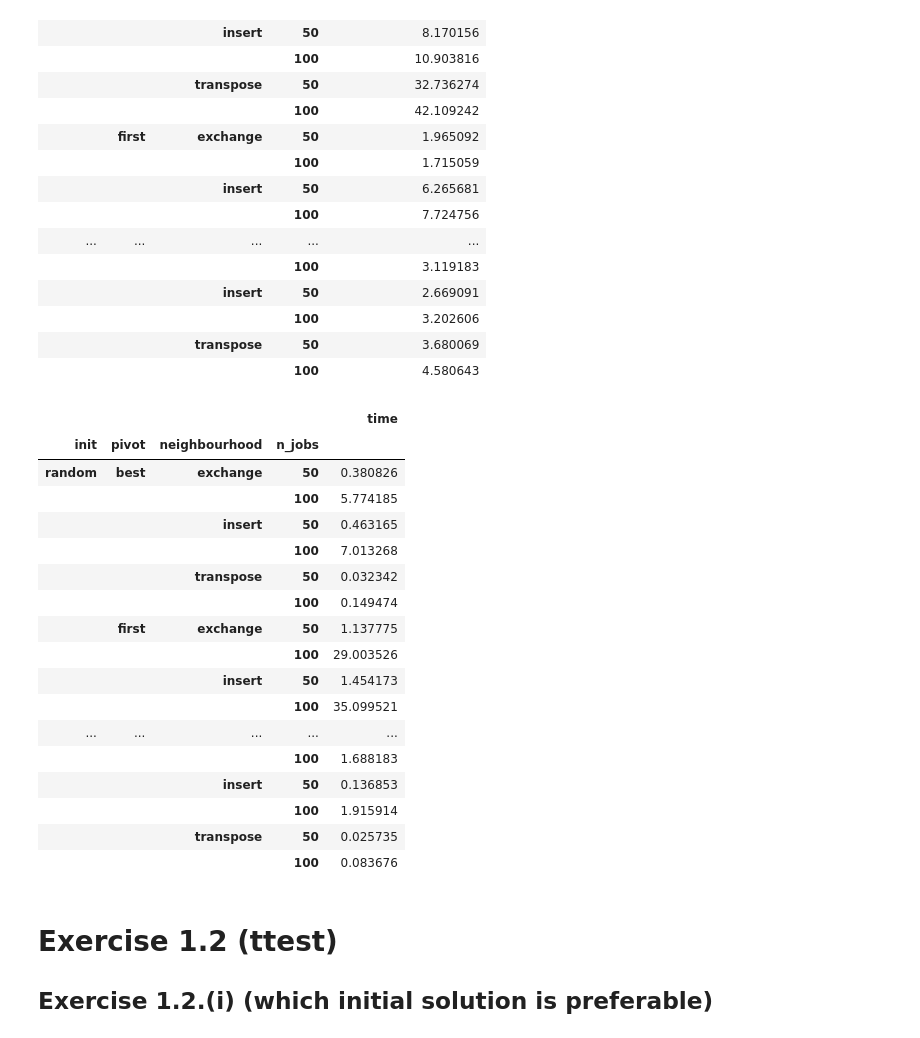
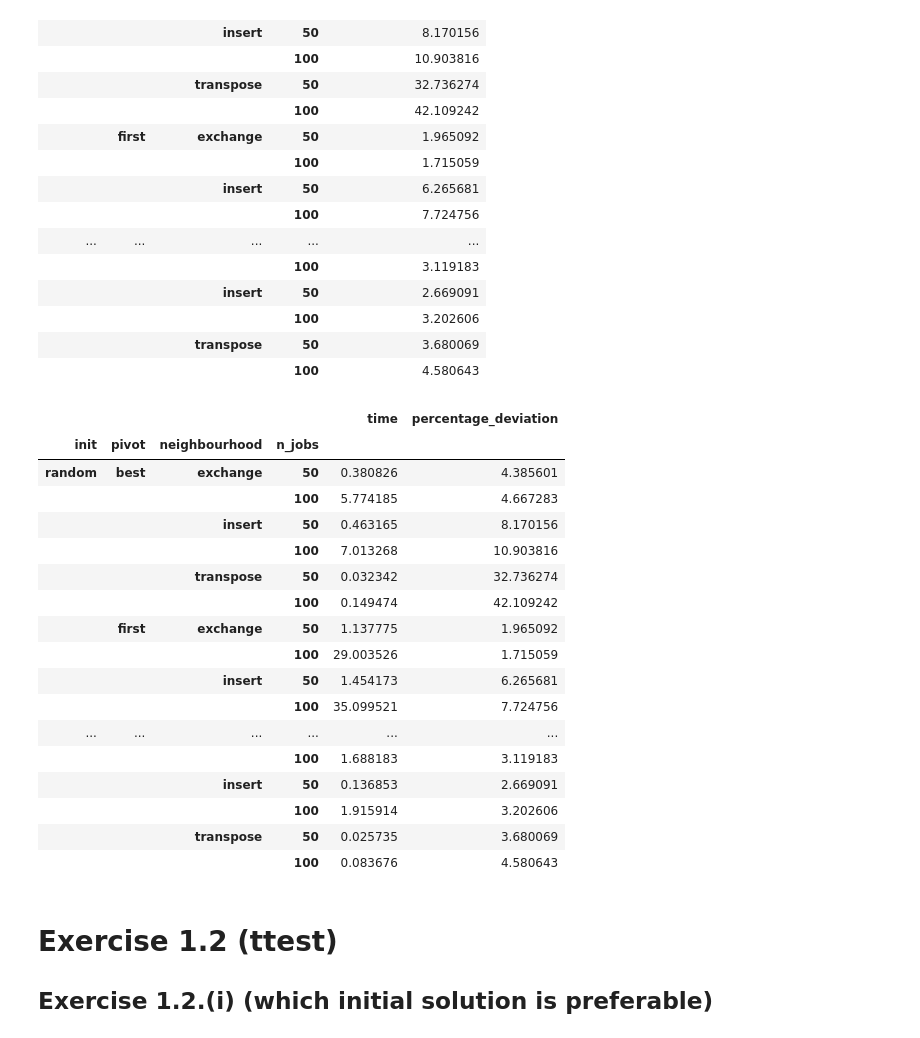
Before and after one commit to t00n/heuristics, a Jupyter notebook: impl1/src/implem 1.ipynb, the cells around one changed output. Cells and saved outputs as stored; diff of their text form; code cells hidden in the pictures.

```diff
--- a/impl1/src/implem 1.ipynb
+++ b/impl1/src/implem 1.ipynb
@@ -139,27 +131,27 @@ exercise1_groupby_algos.mean()[['percentage_deviation']]
 |  |  |  | 100 | 3.202606 |
 |  |  | transpose | 50 | 3.680069 |
 |  |  |  | 100 | 4.580643 |
-# %%
-exercise1_groupby_algos.mean()[['time']]
-# %% [output]
-|  |  |  |  | time |
-| init | pivot | neighbourhood | n_jobs |  |
-| random | best | exchange | 50 | 0.380826 |
-|  |  |  | 100 | 5.774185 |
-|  |  | insert | 50 | 0.463165 |
-|  |  |  | 100 | 7.013268 |
-|  |  | transpose | 50 | 0.032342 |
-|  |  |  | 100 | 0.149474 |
-|  | first | exchange | 50 | 1.137775 |
-|  |  |  | 100 | 29.003526 |
-|  |  | insert | 50 | 1.454173 |
-|  |  |  | 100 | 35.099521 |
-| ... | ... | ... | ... | ... |
-|  |  |  | 100 | 1.688183 |
-|  |  | insert | 50 | 0.136853 |
-|  |  |  | 100 | 1.915914 |
-|  |  | transpose | 50 | 0.025735 |
-|  |  |  | 100 | 0.083676 |
+# %%
+exercise1_groupby_algos.mean()[['time']].merge(exercise1_groupby_algos.mean()[['percentage_deviation']], left_index=True, right_index=True)
+# %% [output]
+|  |  |  |  | time | percentage_deviation |
+| init | pivot | neighbourhood | n_jobs |  |  |
+| random | best | exchange | 50 | 0.380826 | 4.385601 |
+|  |  |  | 100 | 5.774185 | 4.667283 |
+|  |  | insert | 50 | 0.463165 | 8.170156 |
+|  |  |  | 100 | 7.013268 | 10.903816 |
+|  |  | transpose | 50 | 0.032342 | 32.736274 |
+|  |  |  | 100 | 0.149474 | 42.109242 |
+|  | first | exchange | 50 | 1.137775 | 1.965092 |
+|  |  |  | 100 | 29.003526 | 1.715059 |
+|  |  | insert | 50 | 1.454173 | 6.265681 |
+|  |  |  | 100 | 35.099521 | 7.724756 |
+| ... | ... | ... | ... | ... | ... |
+|  |  |  | 100 | 1.688183 | 3.119183 |
+|  |  | insert | 50 | 0.136853 | 2.669091 |
+|  |  |  | 100 | 1.915914 | 3.202606 |
+|  |  | transpose | 50 | 0.025735 | 3.680069 |
+|  |  |  | 100 | 0.083676 | 4.580643 |
 # %% [markdown]
 # Exercise 1.2 (ttest)
 
```
Also changed, not shown: parts of 13 cells of this notebook, 1 other file.
